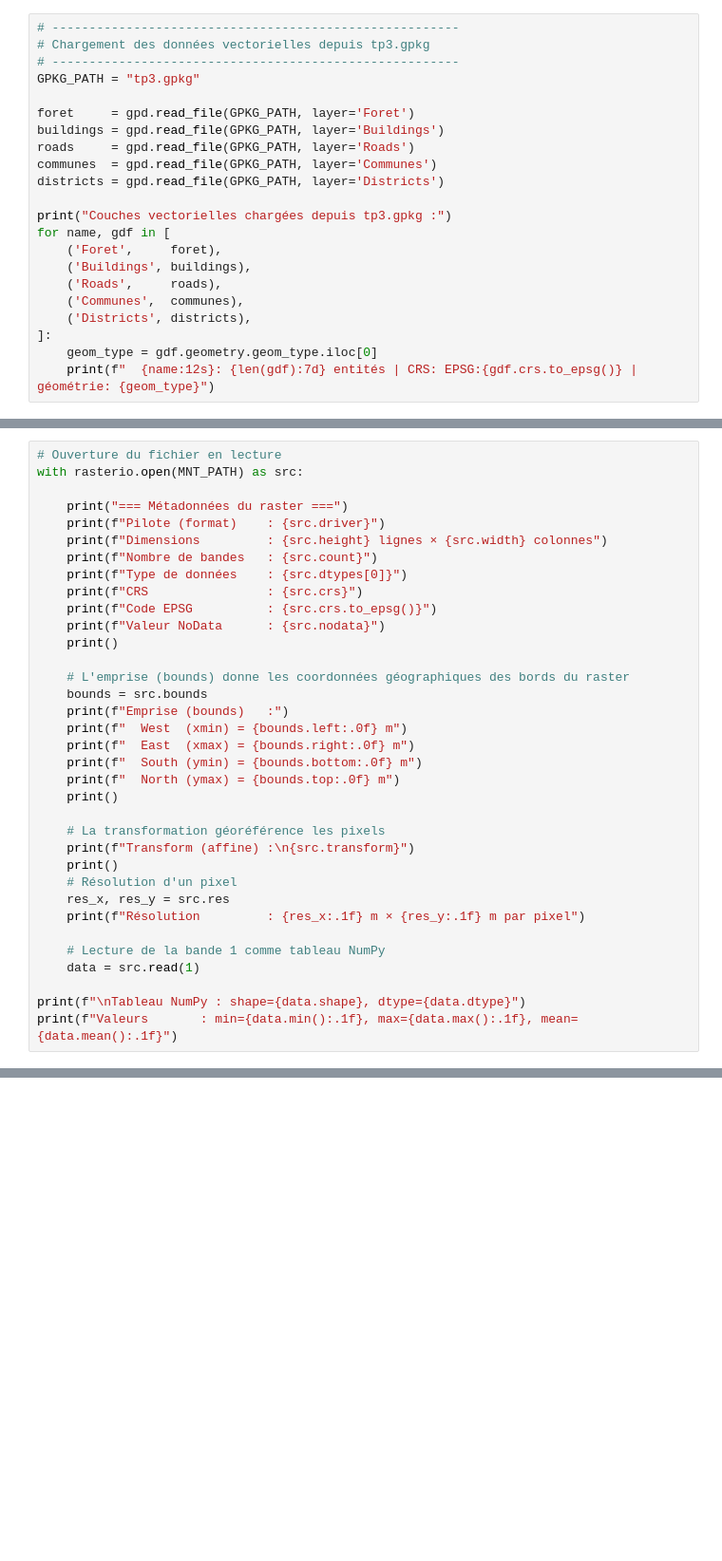
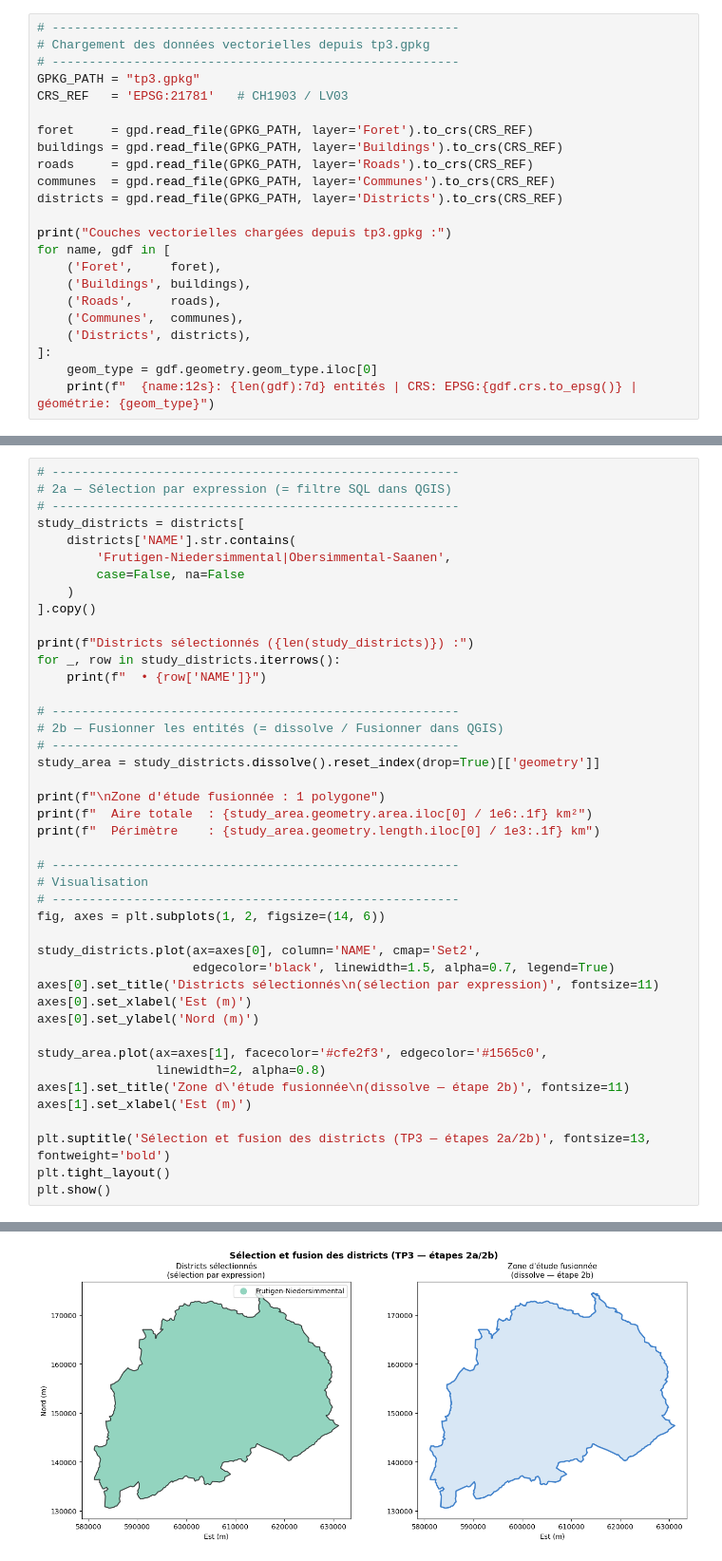
Before and after one commit to gse-unil/2026_Geoinformatique_II, a Jupyter notebook: tps/tp-py03.ipynb, the cells around one changed output, grey strips where cells are left out. Shown at 95% size. Saved outputs shown, nothing was run; the diff lists cells and outputs as text; blank space fills up the shorter version.

```diff
--- a/tps/tp-py03.ipynb
+++ b/tps/tp-py03.ipynb
@@ -47,12 +43,13 @@ print(f"  scikit-learn importé avec succès")
 # Chargement des données vectorielles depuis tp3.gpkg
 # -------------------------------------------------------
 GPKG_PATH = "tp3.gpkg"
+CRS_REF   = 'EPSG:21781'   # CH1903 / LV03
 
-foret     = gpd.read_file(GPKG_PATH, layer='Foret')
-buildings = gpd.read_file(GPKG_PATH, layer='Buildings')
-roads     = gpd.read_file(GPKG_PATH, layer='Roads')
-communes  = gpd.read_file(GPKG_PATH, layer='Communes')
-districts = gpd.read_file(GPKG_PATH, layer='Districts')
+foret     = gpd.read_file(GPKG_PATH, layer='Foret').to_crs(CRS_REF)
+buildings = gpd.read_file(GPKG_PATH, layer='Buildings').to_crs(CRS_REF)
+roads     = gpd.read_file(GPKG_PATH, layer='Roads').to_crs(CRS_REF)
+communes  = gpd.read_file(GPKG_PATH, layer='Communes').to_crs(CRS_REF)
+districts = gpd.read_file(GPKG_PATH, layer='Districts').to_crs(CRS_REF)
 
 print("Couches vectorielles chargées depuis tp3.gpkg :")
 for name, gdf in [
@@ -166,35 +92,44 @@ du fichier — exactement comme les *Propriétés de couche* dans QGIS, onglet *
 # %%
-# Ouverture du fichier en lecture
-with rasterio.open(MNT_PATH) as src:
+# -------------------------------------------------------
+# 2a — Sélection par expression (= filtre SQL dans QGIS)
+# -------------------------------------------------------
+study_districts = districts[
+    districts['NAME'].str.contains(
+        'Frutigen-Niedersimmental|Obersimmental-Saanen',
+        case=False, na=False
+    )
+].copy()
 
-    print("=== Métadonnées du raster ===")
-    print(f"Pilote (format)    : {src.driver}")
-    print(f"Dimensions         : {src.height} lignes × {src.width} colonnes")
-    print(f"Nombre de bandes   : {src.count}")
-    print(f"Type de données    : {src.dtypes[0]}")
-    print(f"CRS                : {src.crs}")
-    print(f"Code EPSG          : {src.crs.to_epsg()}")
-    print(f"Valeur NoData      : {src.nodata}")
-    print()
+print(f"Districts sélectionnés ({len(study_districts)}) :")
+for _, row in study_districts.iterrows():
+    print(f"  • {row['NAME']}")
 
-    # L'emprise (bounds) donne les coordonnées géographiques des bords du raster
-    bounds = src.bounds
-    print(f"Emprise (bounds)   :")
-    print(f"  West  (xmin) = {bounds.left:.0f} m")
-    print(f"  East  (xmax) = {bounds.right:.0f} m")
-    print(f"  South (ymin) = {bounds.bottom:.0f} m")
-    print(f"  North (ymax) = {bounds.top:.0f} m")
-    print()
+# -------------------------------------------------------
+# 2b — Fusionner les entités (= dissolve / Fusionner dans QGIS)
+# -------------------------------------------------------
+study_area = study_districts.dissolve().reset_index(drop=True)[['geometry']]
 
-    # La transformation géoréférence les pixels
-    print(f"Transform (affine) :\n{src.transform}")
-    print()
-    # Résolution d'un pixel
-    res_x, res_y = src.res
-    print(f"Résolution         : {res_x:.1f} m × {res_y:.1f} m par pixel")
+print(f"\nZone d'étude fusionnée : 1 polygone")
+print(f"  Aire totale  : {study_area.geometry.area.iloc[0] / 1e6:.1f} km²")
+print(f"  Périmètre    : {study_area.geometry.length.iloc[0] / 1e3:.1f} km")
 
-    # Lecture de la bande 1 comme tableau NumPy
-    data = src.read(1)
+# -------------------------------------------------------
+# Visualisation
+# -------------------------------------------------------
+fig, axes = plt.subplots(1, 2, figsize=(14, 6))
 
-print(f"\nTableau NumPy : shape={data.shape}, dtype={data.dtype}")
-print(f"Valeurs       : min={data.min():.1f}, max={data.max():.1f}, mean={data.mean():.1f}")
+study_districts.plot(ax=axes[0], column='NAME', cmap='Set2',
+                     edgecolor='black', linewidth=1.5, alpha=0.7, legend=True)
+axes[0].set_title('Districts sélectionnés\n(sélection par expression)', fontsize=11)
+axes[0].set_xlabel('Est (m)')
+axes[0].set_ylabel('Nord (m)')
+
+study_area.plot(ax=axes[1], facecolor='#cfe2f3', edgecolor='#1565c0',
+                linewidth=2, alpha=0.8)
+axes[1].set_title('Zone d\'étude fusionnée\n(dissolve — étape 2b)', fontsize=11)
+axes[1].set_xlabel('Est (m)')
+
+plt.suptitle('Sélection et fusion des districts (TP3 — étapes 2a/2b)', fontsize=13, fontweight='bold')
+plt.tight_layout()
+plt.show()
+# %% [output]
@@ -201 +142,2 @@ print(f"Valeurs       : min={data.min():.1f}, max={data.max():.1f}, mean={data.m
+[figure, added]
 # %% [markdown]
```
Also changed, not shown: parts of 33 cells of this notebook, 2 other files.
